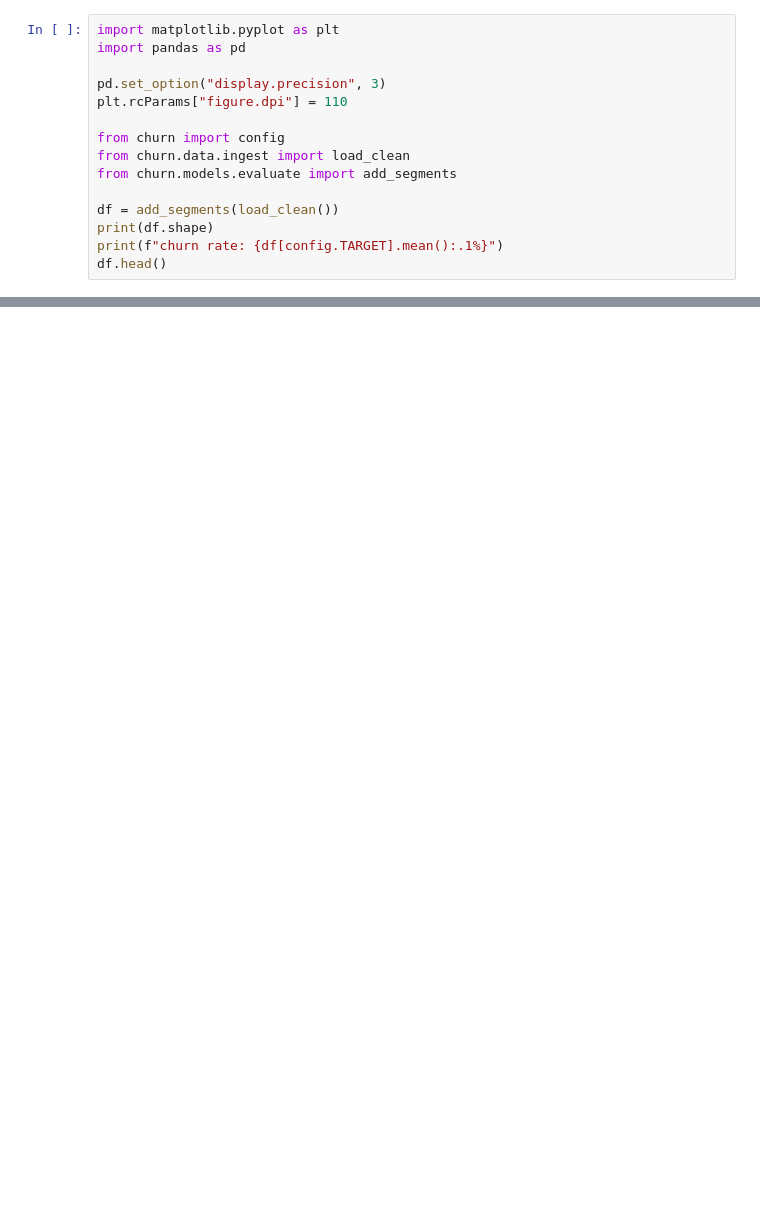
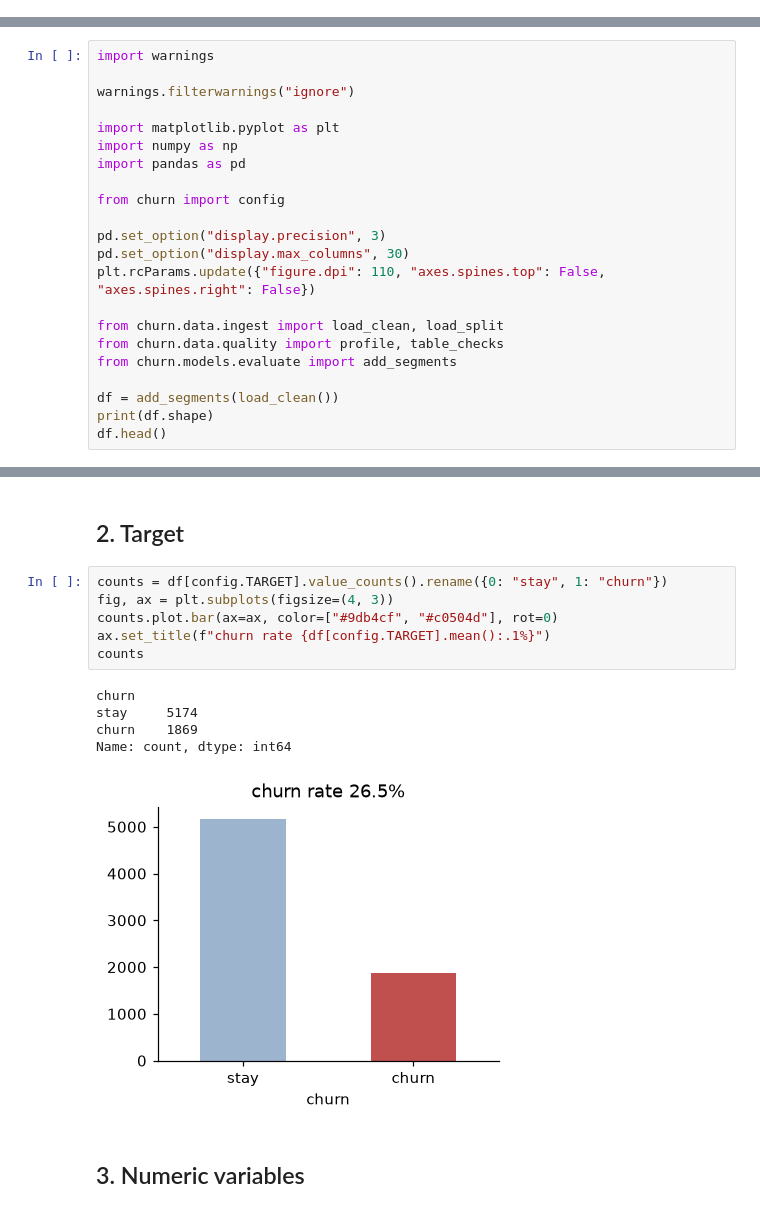
Before and after one commit to JosephChomboM/mlops-pipeline-churn, a Jupyter notebook: notebooks/01_eda.ipynb, the cells around one changed output, grey strips where cells are left out. Drawn from its saved outputs; the diff is of its cells as text; blank space fills up the shorter version.

```diff
--- a/notebooks/01_eda.ipynb
+++ b/notebooks/01_eda.ipynb
@@ -6,15 +0,0 @@ The goal here is to understand what drives churn before modeling, and to decide
-# %%
-import matplotlib.pyplot as plt
-import pandas as pd
-
-pd.set_option("display.precision", 3)
-plt.rcParams["figure.dpi"] = 110
-
-from churn import config
-from churn.data.ingest import load_clean
-from churn.models.evaluate import add_segments
-
-df = add_segments(load_clean())
-print(df.shape)
-print(f"churn rate: {df[config.TARGET].mean():.1%}")
-df.head()
@@ -136,0 +12,22 @@ Two consequences:
+# %%
+import warnings
+
+warnings.filterwarnings("ignore")
+
+import matplotlib.pyplot as plt
+import numpy as np
+import pandas as pd
+
+from churn import config
+
+pd.set_option("display.precision", 3)
+pd.set_option("display.max_columns", 30)
+plt.rcParams.update({"figure.dpi": 110, "axes.spines.top": False, "axes.spines.right": False})
+
+from churn.data.ingest import load_clean, load_split
+from churn.data.quality import profile, table_checks
+from churn.models.evaluate import add_segments
+
+df = add_segments(load_clean())
+print(df.shape)
+df.head()
@@ -136,0 +90,16 @@ Two consequences:
+# %% [markdown]
+## 2. Target
+# %%
+counts = df[config.TARGET].value_counts().rename({0: "stay", 1: "churn"})
+fig, ax = plt.subplots(figsize=(4, 3))
+counts.plot.bar(ax=ax, color=["#9db4cf", "#c0504d"], rot=0)
+ax.set_title(f"churn rate {df[config.TARGET].mean():.1%}")
+counts
+# %% [output]
+churn
+stay     5174
+churn    1869
+Name: count, dtype: int64
+[figure, added]
+# %% [markdown]
+## 3. Numeric variables
```
Also changed, not shown: parts of 42 cells of this notebook, 6 other files.
